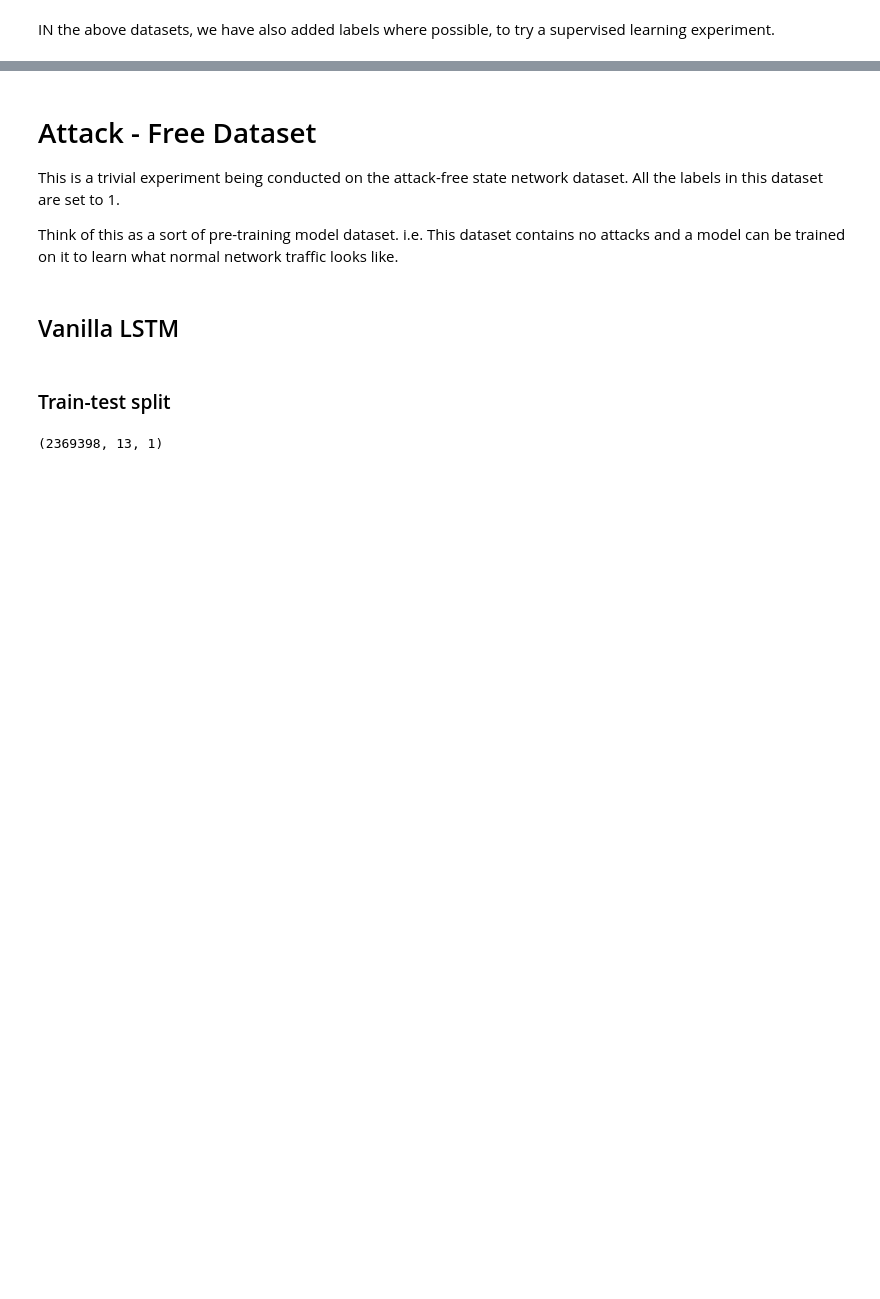
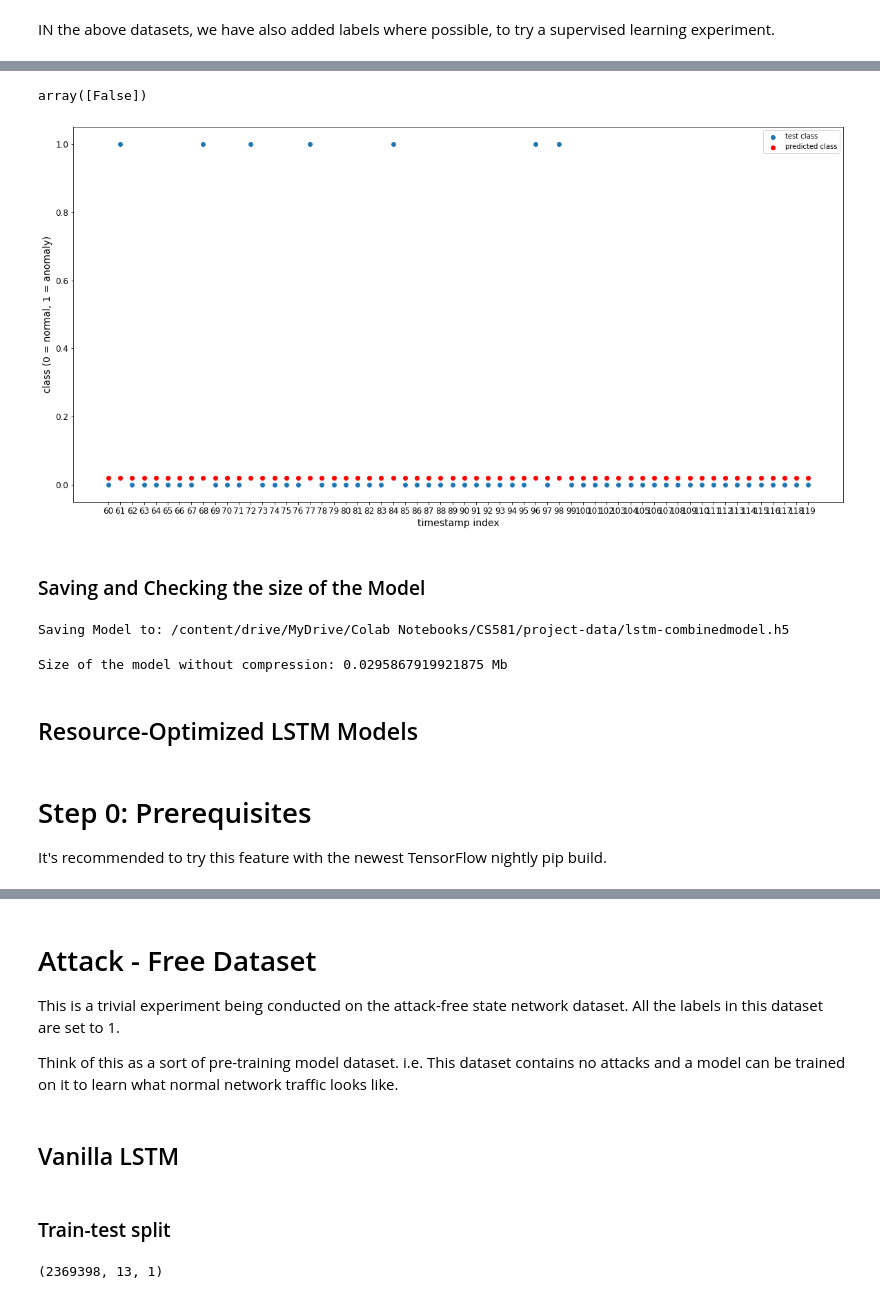
Before and after one commit to mehrotrasan16/CS581-CAN-DO-Project, a Jupyter notebook: code/LSTM_CAN_Data.ipynb, the cells around one changed output, grey strips where cells are left out. Cells and saved outputs as stored; diff of their text form; code cells hidden in the pictures; blank space fills up the shorter version.

```diff
--- a/code/LSTM_CAN_Data.ipynb
+++ b/code/LSTM_CAN_Data.ipynb
@@ -170,0 +226,5 @@ IN the above datasets, we have also added labels where possible, to try a superv
+# %%
+df = pd.read_csv('/content/drive/My Drive/Colab Notebooks/CS581/project-data/Attack_free_dataset.csv')
+df['label'] = 0
+df = df.drop(columns=['Timestamp'])
+df
@@ -170,0 +252,3 @@ IN the above datasets, we have also added labels where possible, to try a superv
+# %%
+newdf = df.append(dosdf)
+newdf
@@ -170,0 +364,8 @@ IN the above datasets, we have also added labels where possible, to try a superv
+# %%
+rnnmodel = keras.models.Sequential([
+    keras.layers.LSTM(100,input_shape=[X_train.shape[1],1],stateful=False),
+    keras.layers.Flatten(),
+    keras.layers.Dense(2, activation='relu')
+])
+c
+print(rnnmodel.summary())
@@ -170,0 +396,8 @@ IN the above datasets, we have also added labels where possible, to try a superv
+# %%
+early_stop=keras.callbacks.EarlyStopping(monitor='loss',patience=10)
+
+rnnhistory = rnnmodel.fit(X_train,y_train,
+                          epochs=5,
+                          batch_size=256,
+                          validation_data=(X_valid,y_valid),
+                          callbacks=[early_stop])
@@ -170,0 +497,36 @@ IN the above datasets, we have also added labels where possible, to try a superv
+# %%
+np.unique(compdf.loc[compdf.real == 1]['T/F Prediction'])
+# %% [output]
+array([False])
+# %%
+plot_min=60
+plot_max =120
+plt.scatter(range(plot_min,plot_max),y_test[plot_min:plot_max])
+plt.scatter(range(plot_min,plot_max),[y_pred[i].argmax()+0.02 for i in range(len(y_pred[plot_min:plot_max]))],c=['r'])
+plt.legend(('test class','predicted class'))
+plt.xlabel('timestamp index')
+plt.ylabel('class (0 = normal, 1 = anomaly)')
+plt.xticks(ticks=range(plot_min, plot_max))
+plt.gcf().set_size_inches((20,10))
+# plt.gcf().autofmt_xdate()
+plt.show()
+# %% [output]
+[figure, added]
+# %% [markdown]
+### Saving and Checking the size of the Model
+# %%
+saved_model_dir = '/content/drive/MyDrive/Colab Notebooks/CS581/project-data/'
+rnnmodel.save(saved_model_dir + "lstm-combinedmodel.h5",include_optimizer=False)
+print(f"Saving Model to: {saved_model_dir}lstm-combinedmodel.h5")
+# %% [output]
+Saving Model to: /content/drive/MyDrive/Colab Notebooks/CS581/project-data/lstm-combinedmodel.h5
+# %%
+print(f'Size of the model without compression: {os.path.getsize(saved_model_dir + "lstm-combinedmodel.h5")/float(2**20)} Mb')
+# %% [output]
+Size of the model without compression: 0.0295867919921875 Mb
+# %% [markdown]
+## Resource-Optimized LSTM Models
+# %% [markdown]
+
+# Step 0: Prerequisites
+It's recommended to try this feature with the newest TensorFlow nightly pip build.
```
Also changed, not shown: parts of 110 cells of this notebook.
